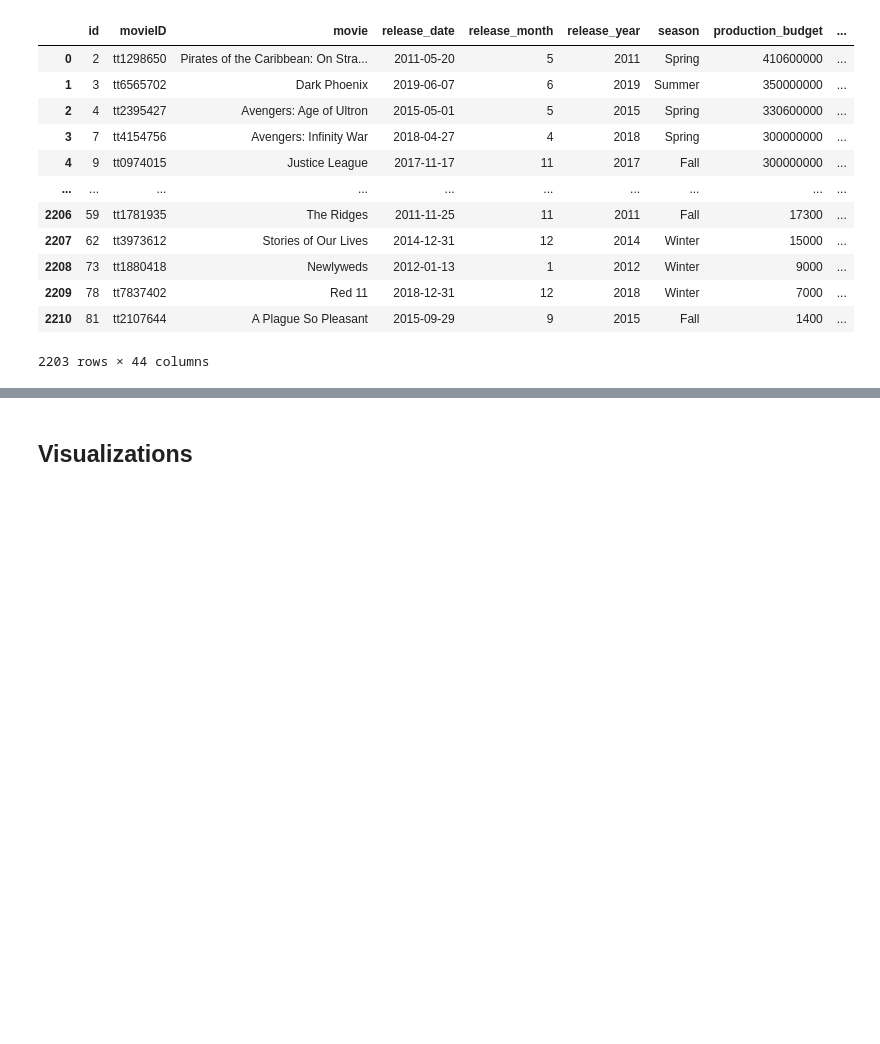
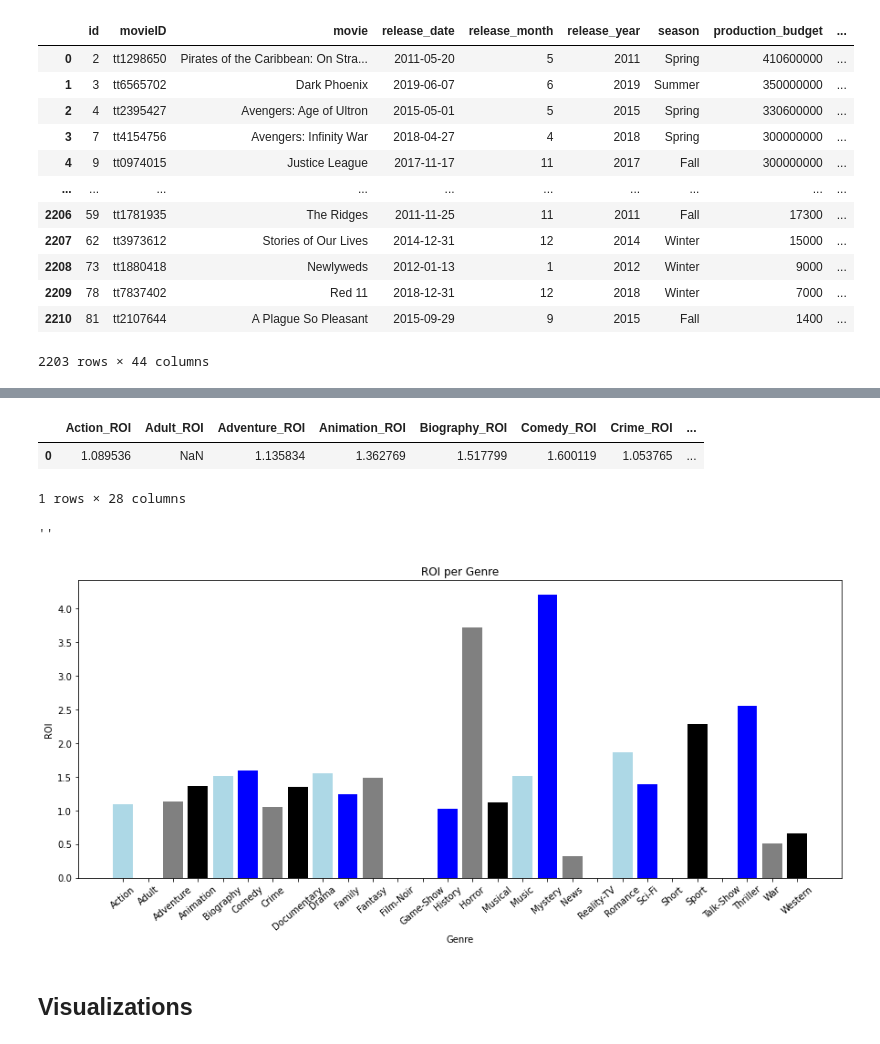
Before and after one commit to jbaumgit/Linear-Regression-and-Statistical-Analysis-on-Box-Office-Movie-Performance, a Jupyter notebook: MainNotebook.ipynb, the cells around one changed output, grey strips where cells are left out. Cells and saved outputs as stored; diff of their text form; code cells hidden in the pictures; blank space fills up the shorter version.

Commit message:
created ROI per Genre dict and bar plot of same

```diff
--- a/MainNotebook.ipynb
+++ b/MainNotebook.ipynb
@@ -1140,0 +1237,16 @@ movie_df
+# %%
+TalkShow_movie = movie_df[movie_df["Talk-Show"]==1]
+TalkShow_ROI = TalkShow_movie["ROI"].mean()
+ROI_dict["TalkShow_ROI"] = TalkShow_ROI
+# %%
+Thriller_movie = movie_df[movie_df["Thriller"]==1]
+Thriller_ROI = Thriller_movie["ROI"].mean()
+ROI_dict["Thriller_ROI"] = Thriller_ROI
+# %%
+War_movie = movie_df[movie_df["War"]==1]
+War_ROI = War_movie["ROI"].mean()
+ROI_dict["War_ROI"] = War_ROI
+# %%
+Western_movie = movie_df[movie_df["Western"]==1]
+Western_ROI = Western_movie["ROI"].mean()
+ROI_dict["Western_ROI"] = Western_ROI
@@ -1141,2 +1275,23 @@ movie_df
+# %%
+ROI_df
+# %% [output]
+|  | Action_ROI | Adult_ROI | Adventure_ROI | Animation_ROI | Biography_ROI | Comedy_ROI | Crime_ROI | ... |
+| 0 | 1.089536 | NaN | 1.135834 | 1.362769 | 1.517799 | 1.600119 | 1.053765 | ... |
+1 rows × 28 columns
+# %%
+fig, ax = plt.subplots(figsize=(15, 6))
+
+ax.bar(
+    x=genre_list,
+    height=list(ROI_dict.values()),
+    color=['lightblue', 'blue', 'gray', 'black'])
+ax.set_title("ROI per Genre")
+ax.set_xlabel("Genre")
+ax.set_ylabel("ROI")
+plt.xticks(rotation=40)
+;
+# %% [output]
+''
+[figure, added]
 # %% [markdown]
 ## Visualizations
```
Also changed, not shown: parts of 26 cells of this notebook.
